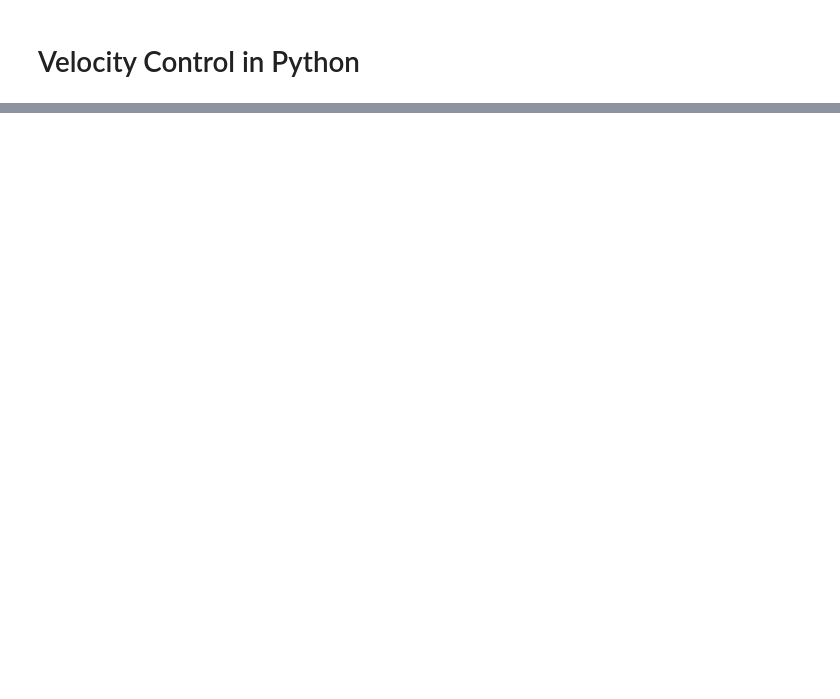
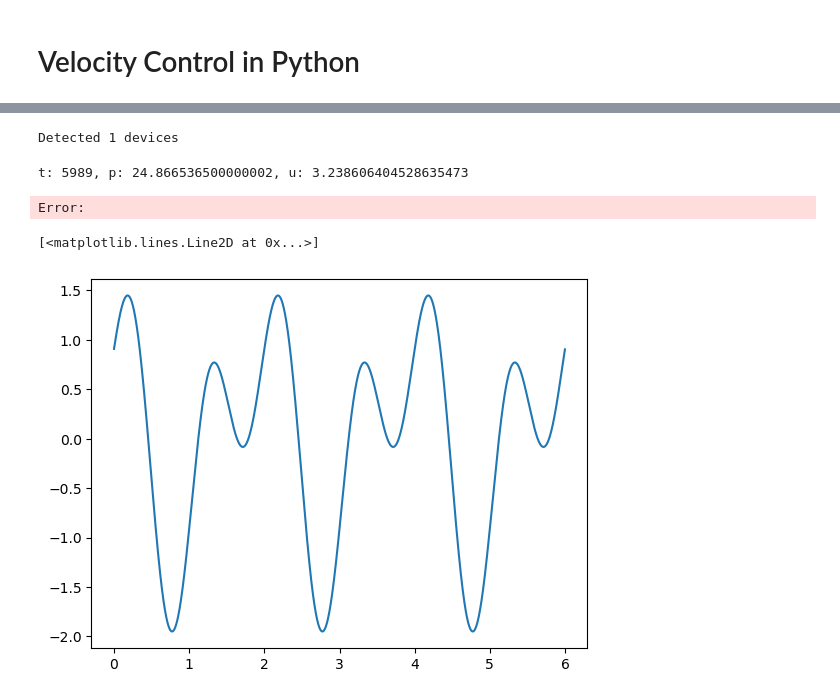
Before and after one commit to lnowakow/zaber_motion, a Jupyter notebook: velocity_controller.ipynb, the cells around one changed output, grey strips where cells are left out. Cells and saved outputs as stored; diff of their text form; code cells hidden in the pictures; blank space fills up the shorter version.

Commit message:
custom motion library and traj follower

```diff
--- a/velocity_controller.ipynb
+++ b/velocity_controller.ipynb
@@ -125,0 +9,73 @@ plt.plot(t, x_dot, 'b', lw=2, label=r'$\dot x$')
+# %%
+# Create a device object
+LSM = z.ZaberLSMDevice()
+
+# Home the device
+if LSM.get_position() != 0:
+    LSM.home()
+
+# Move to 25 mm
+
+LSM.move_absolute(25)
+START_POSITION = LSM.get_position()
+# %% [output]
+Detected 1 devices
+# %%
+def current_milli_time():
+    return round(time.time() * 1000)
+
+# Define a trajectory
+START_TIME = 0
+END_TIME = 6
+SAMPLE_RATE = 1000
+SAMPLE_PERIOD = 1/SAMPLE_RATE
+T = 2
+omega = 2*np.pi/T
+
+# Sine wave trajectory
+p_des = START_POSITION + np.sin(omega*np.arange(START_TIME, END_TIME, SAMPLE_PERIOD))
+dp_des = np.gradient(p_des, SAMPLE_PERIOD)
+l_traj = len(dp_des)
+
+# PID control
+Kp = 1
+
+# Run the loop
+
+start = current_milli_time() # start time in milliseconds
+p = []
+t = []
+
+
+
+while (current_milli_time() - start) < END_TIME*1000:
+    # Get current time in milliseconds
+    t.append(current_milli_time() - start) # index of trajectory
+
+    # Get current position
+    p.append(LSM.get_position())
+
+    u = dp_des[t[-1] % l_traj] + Kp * (p_des[t[-1] % l_traj] - p[-1]) # control velocity
+
+    print(f't: {t[-1]}, p: {p[-1]}, u: {u}', end='\r')
+
+    LSM.move_velocity(u)
+
+LSM.stop()
+# %% [output]
+t: 5989, p: 24.866536500000002, u: 3.238606404528635473
+Error:
+# %%
+import numpy as np
+from scipy import signal
+import matplotlib.pyplot as plt
+
+t = np.arange(0,6,0.001)
+T = 1
+omega = 2*np.pi/T
+p_des = np.sin(omega*t) + np.sin(omega*t/2 + 2)
+
+plt.plot(t, p_des)
+# %% [output]
+[<matplotlib.lines.Line2D at 0x...>]
+[figure, added]
```
Also changed, not shown: parts of 7 cells of this notebook, 4 other files.
